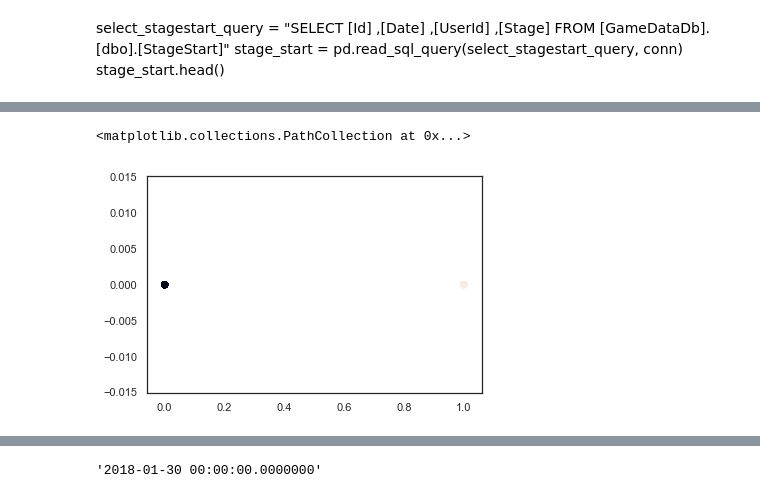
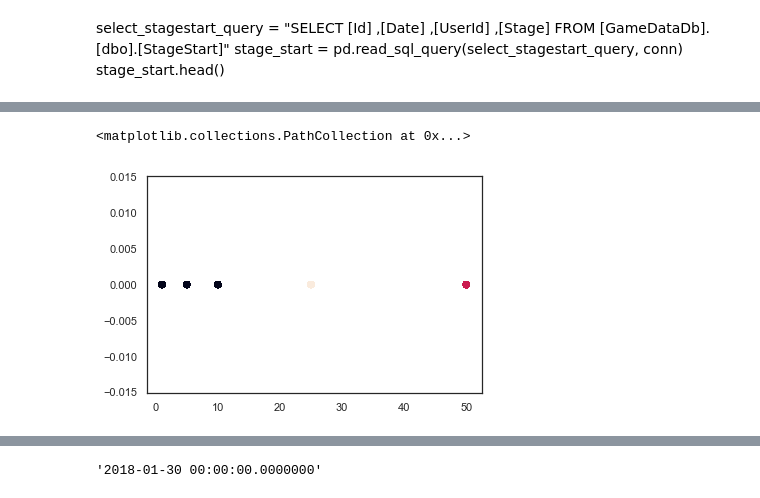
Before and after one commit to Semptra/NURE-Labs, a Jupyter notebook: Year 3/Semester 1/Games/lab_3_clustering.ipynb, the cells around one changed output, grey strips where cells are left out. Cells and saved outputs as stored; diff of their text form; code cells hidden in the pictures.

Commit message:
[Games] Lab 3 segmentation

```diff
--- a/Year 3/Semester 1/Games/lab_3_clustering.ipynb
+++ b/Year 3/Semester 1/Games/lab_3_clustering.ipynb
@@ -13,3 +13,14 @@ conn = pyodbc.connect('Driver={SQL Server};'
                       'Server=localhost\SQLEXPRESS01;'
                       'Database=GameDataDb;'
                       'Trusted_Connection=yes;')
+# %%
+last_day_revenue_query= """  select
+	u.Id UserId,
+	SUM(cb.Price) TotalUSDIncome
+  from [GameDataDb].[dbo].[Users] u
+  left join [GameDataDb].[dbo].[CurrencyBuy] cb ON cb.UserId = u.Id AND cb.Date = '2018-01-30'
+  group by u.Id
+  order by TotalUSDIncome desc"""
+
+last_day_revenue = pd.read_sql_query(last_day_revenue_query, conn)
+last_day_revenue.head()
@@ -88,0 +135,5 @@ IndexError: index 1 is out of bounds for axis 1 with size 1
+# %%
+last_day_income_X = list(map(lambda x: [x], last_day_revenue.TotalUSDIncome.dropna()))
+# %%
+kmeans = KMeans(3)
+kmeans.fit(last_day_income_X)
@@ -88,0 +144,3 @@ IndexError: index 1 is out of bounds for axis 1 with size 1
+# %%
+clust_labels = kmeans.predict(last_day_income_X)
+cent = kmeans.cluster_centers_
@@ -89,5 +156,5 @@ IndexError: index 1 is out of bounds for axis 1 with size 1
 # %%
-plt.scatter(genders, np.zeros(len(genders)), c=gender_clust_labels)
+plt.scatter(last_day_income_X, np.zeros(len(last_day_income_X)), c=clust_labels)
 # %% [output]
 <matplotlib.collections.PathCollection at 0x...>
-[figure, old version]
+[figure, new version]
```
Also changed, not shown: parts of 25 cells of this notebook.
